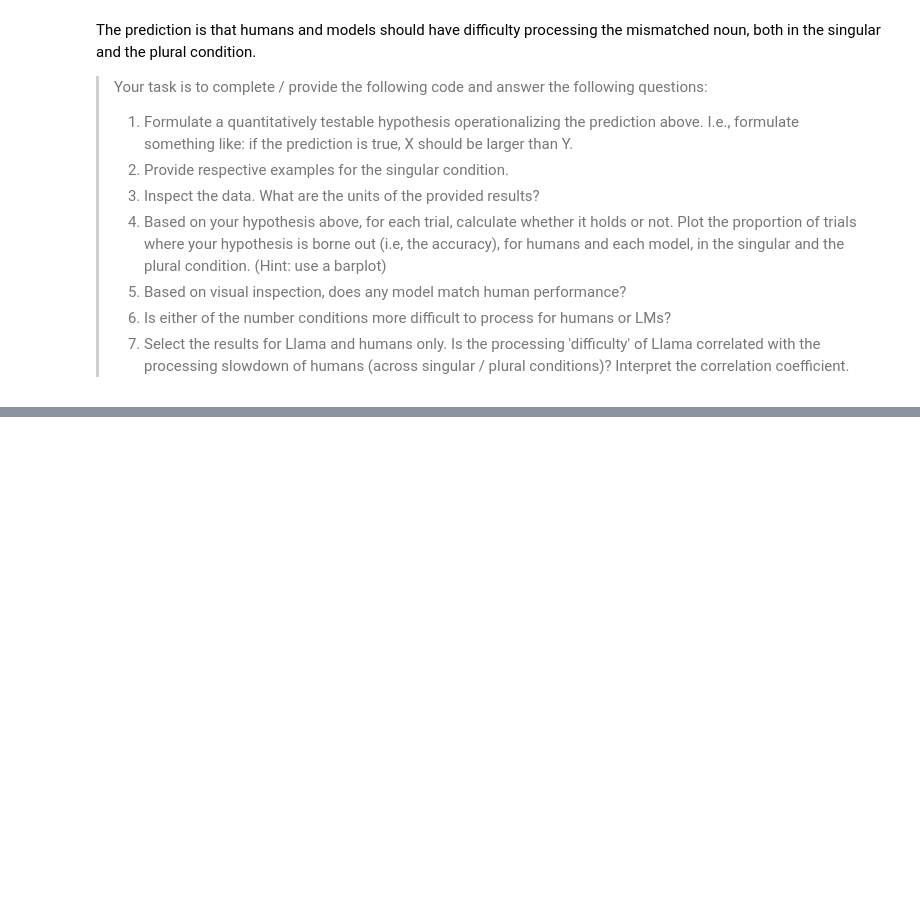
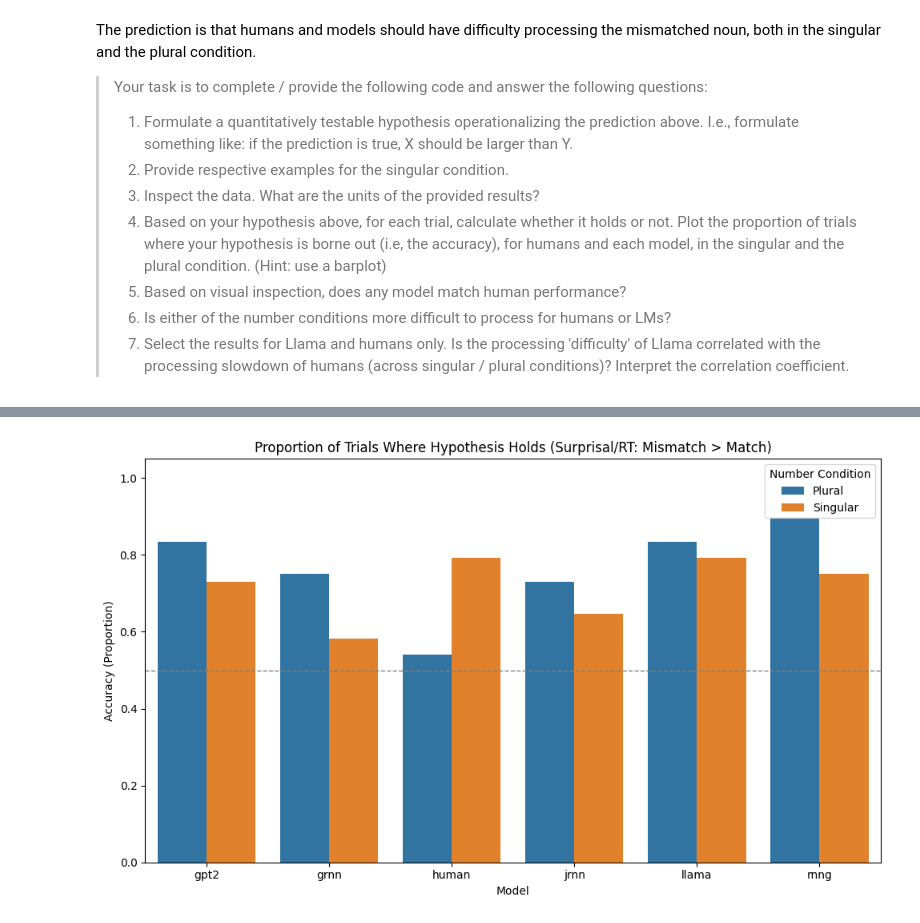
Before and after one commit to Siri-cod/LLMcourse, a Jupyter notebook: homework/Qian_Xinrui_HW4.ipynb, the cells around one changed output, grey strips where cells are left out. Saved outputs shown, nothing was run; the diff lists cells and outputs as text; code cells hidden in the pictures; blank space fills up the shorter version.

```diff
--- a/homework/Qian_Xinrui_HW4.ipynb
+++ b/homework/Qian_Xinrui_HW4.ipynb
@@ -643,3 +667,3 @@ The prediction is that humans and models should have difficulty processing the m
 # %%
-df = pd.read_csv("data/SVA_data.csv")
+df = pd.read_csv("SVA_data.csv")
 df.head()
@@ -653,0 +677,42 @@ df.head()
+# %%
+#### YOUR CODE HERE FOR CALCULATING HYPOTHESIS METRICS AND PLOTTING ####
+import matplotlib.pyplot as plt
+import seaborn as sns
+
+# Apply the hypothesis per row for singular and plural
+df['hypothesis_sing'] = df['mismatch_sing'] > df['match_sing']
+df['hypothesis_plural'] = df['mismatch_plural'] > df['match_plural']
+
+# Melt into long format for easier plotting
+df_long = pd.melt(
+    df,
+    id_vars=['model'],
+    value_vars=['hypothesis_sing', 'hypothesis_plural'],
+    var_name='number',
+    value_name='hypothesis_true'
+)
+
+# Rename number values to make them readable
+df_long['number'] = df_long['number'].map({
+    'hypothesis_sing': 'Singular',
+    'hypothesis_plural': 'Plural'
+})
+
+# Compute proportion where hypothesis is true per model and number
+accuracy_df = df_long.groupby(['model', 'number'])['hypothesis_true'].mean().reset_index()
+accuracy_df.rename(columns={'hypothesis_true': 'accuracy'}, inplace=True)
+# %%
+# barplot of the results, by model and by condition (plural vs. singular)
+### YOUR CODE HERE ###
+plt.figure(figsize=(10, 6))
+sns.barplot(data=accuracy_df, x='model', y='accuracy', hue='number')
+plt.title("Proportion of Trials Where Hypothesis Holds (Surprisal/RT: Mismatch > Match)")
+plt.ylabel("Accuracy (Proportion)")
+plt.ylim(0, 1.05)
+plt.xlabel("Model")
+plt.axhline(0.5, color='gray', linestyle='--', linewidth=1)
+plt.legend(title="Number Condition")
+plt.tight_layout()
+plt.show()
+# %% [output]
+[figure, added]
```
Also changed, not shown: parts of 6 cells of this notebook.
